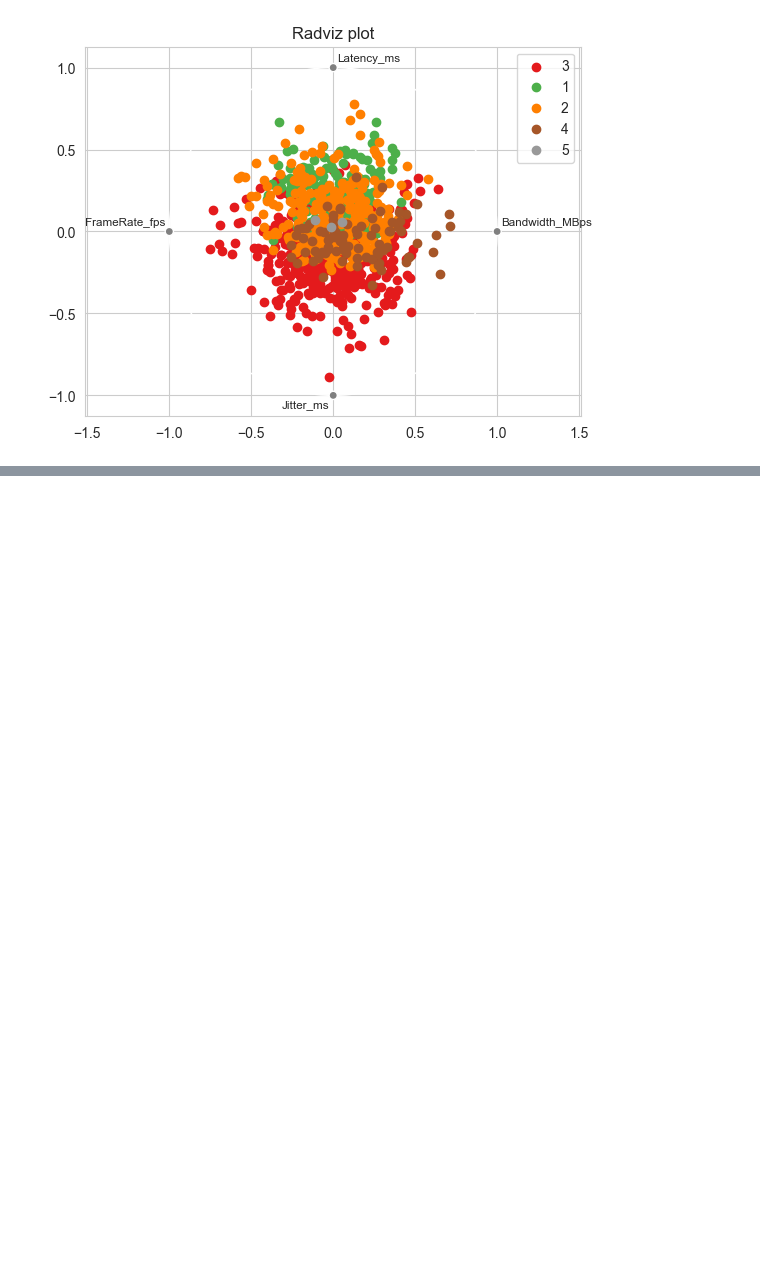
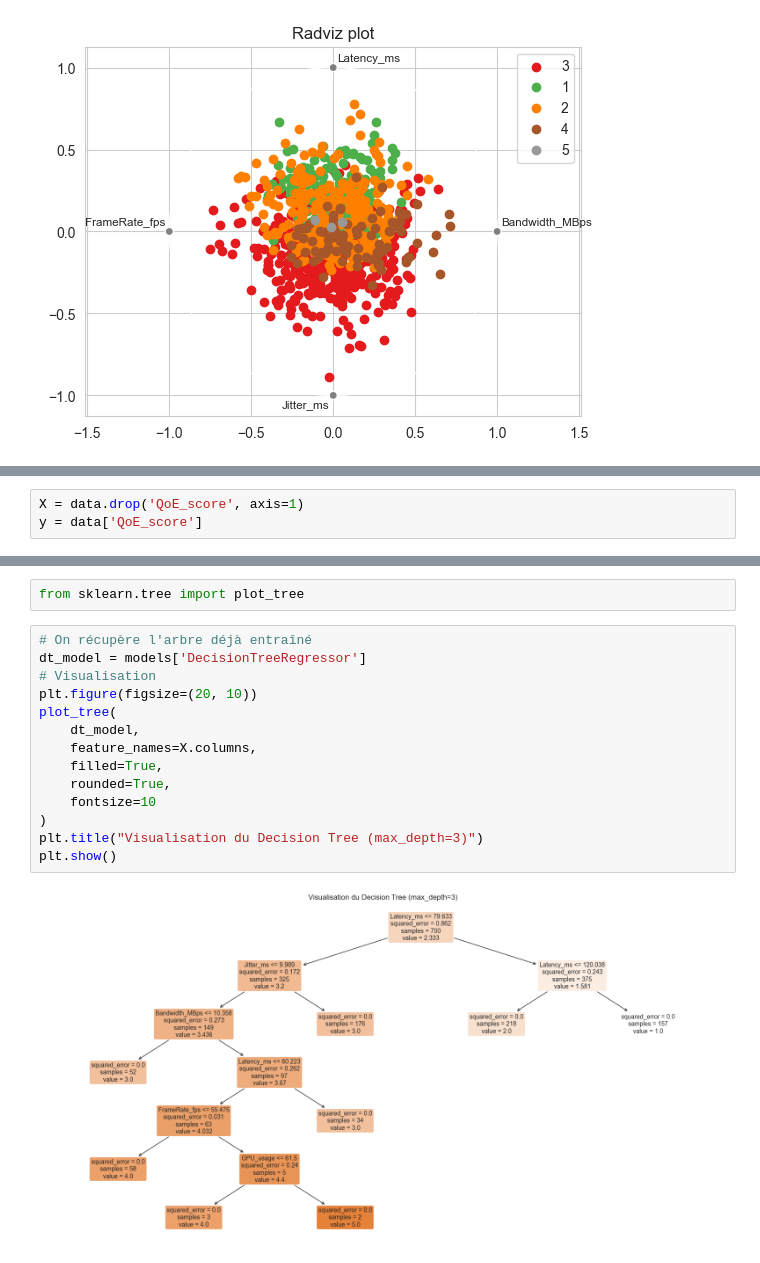
Before and after one commit to zazou-git86/4K_cloud_gaming_QoE, a Jupyter notebook: QoE-CG.ipynb, the cells around one changed output, grey strips where cells are left out. Cells and saved outputs as stored; diff of their text form; blank space fills up the shorter version.

```diff
--- a/QoE-CG.ipynb
+++ b/QoE-CG.ipynb
@@ -117,0 +120,3 @@ plt.show()
+# %%
+X = data.drop('QoE_score', axis=1)
+y = data['QoE_score']
@@ -117,0 +236,18 @@ plt.show()
+# %%
+from sklearn.tree import plot_tree
+# %%
+# On récupère l'arbre déjà entraîné
+dt_model = models['DecisionTreeRegressor']
+# Visualisation
+plt.figure(figsize=(20, 10))
+plot_tree(
+    dt_model,
+    feature_names=X.columns,
+    filled=True,
+    rounded=True,
+    fontsize=10
+)
+plt.title("Visualisation du Decision Tree (max_depth=3)")
+plt.show()
+# %% [output]
+[figure, added]
```
Also changed, not shown: parts of 10 cells of this notebook, 1 other file.
